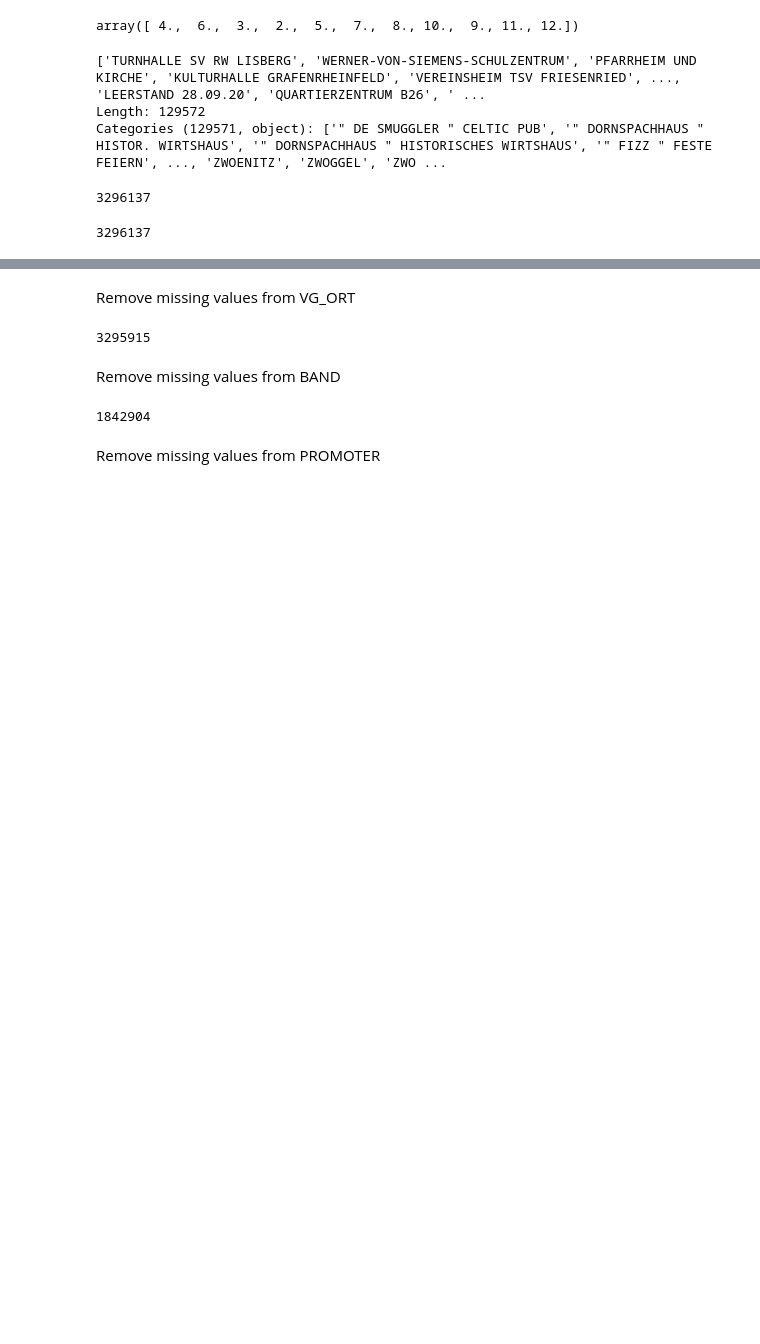
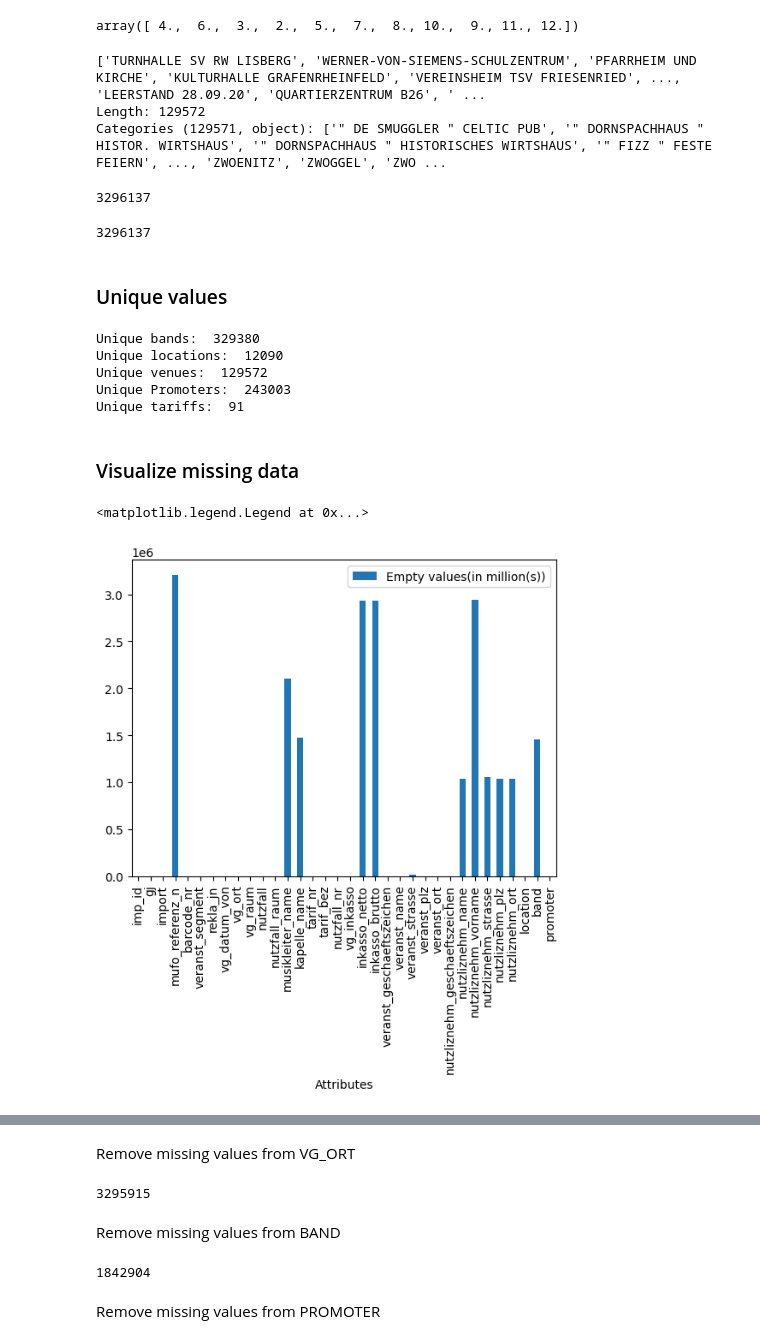
Before and after one commit to Saraavana/reclamation-processing, a Jupyter notebook: 00-Data-Exploration.ipynb, the cells around one changed output, grey strips where cells are left out. Drawn from its saved outputs; the diff is of its cells as text; code cells hidden in the pictures; blank space fills up the shorter version.

```diff
--- a/00-Data-Exploration.ipynb
+++ b/00-Data-Exploration.ipynb
@@ -52,3 +52,38 @@ allclaims_df = df.query('VERANST_SEGMENT <= 4')
 len(allclaims_df.index)
 # %% [output]
 3296137
+# %% [markdown]
+### Unique values
+# %%
+print('Unique bands: ',len(df.BAND.unique()))
+print('Unique locations: ',len(df.VG_ORT.unique()))
+print('Unique venues: ',len(df.VG_RAUM.unique()))
+print('Unique Promoters: ',len(df.PROMOTER.unique()))
+print('Unique tariffs: ',len(df.TARIF_BEZ.unique()))
+# %% [output]
+Unique bands:  329380
+Unique locations:  12090
+Unique venues:  129572
+Unique Promoters:  243003
+Unique tariffs:  91
+# %% [markdown]
+### Visualize missing data
+# %%
+missing_data_in_df = pd.DataFrame(
+    {
+        "Attributes": ["imp_id", "gj", "import", "mufo_referenz_n", "barcode_nr", "veranst_segment", "rekla_jn", "vg_datum_von", "vg_ort",
+                      "vg_raum", "nutzfall", "nutzfall_raum", "musikleiter_name", "kapelle_name", "tarif_nr", "tarif_bez",
+                      "nutzfall_nr", "vg_inkasso", "inkasso_netto", "inkasso_brutto", "veranst_geschaeftszeichen", "veranst_name",
+                      "veranst_strasse", "veranst_plz", "veranst_ort", "nutzliznehm_geschaeftszeichen", "nutzliznehm_name", "nutzliznehm_vorname",
+                      "nutzliznehm_strasse", "nutzliznehm_plz", "nutzliznehm_ort", "location", "band", "promoter"],
+        "missing (in million(s))": [0, 0, 0, 3205313, 0, 0, 0, 0, 222, 155, 0, 151, 2104917, 1477728, 0, 0, 0, 0, 2933130, 2933130, 0, 121, 20393,
+                    1225, 697, 0, 1038426, 2941456, 1052479, 1038887, 1038426, 151, 1453088, 121],
+    }
+)
+# %%
+_, ax = plt.subplots()
+missing_data_in_df.plot.bar(x="Attributes", ax= ax)
+ax.legend(["Empty values(in million(s))"])
+# %% [output]
+<matplotlib.legend.Legend at 0x...>
+[figure, added]
```
Also changed, not shown: parts of 12 cells of this notebook, 3 other files.
